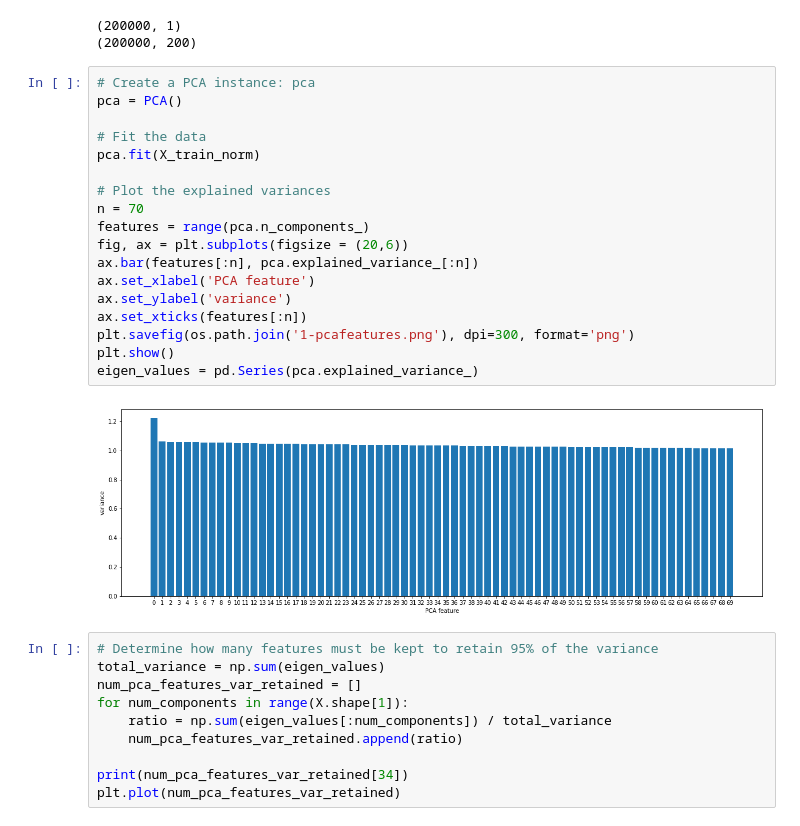
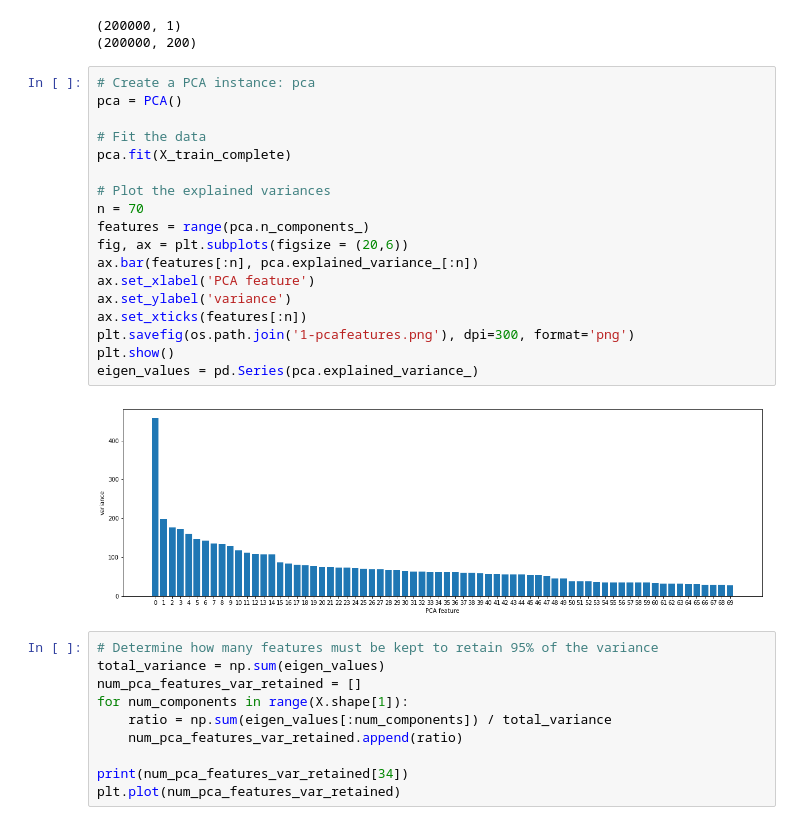
Before and after one commit to adkulas/ECE657A-Data-Modelling, a Jupyter notebook: project/code/G10-project.ipynb, the cells around one changed output. Cells and saved outputs as stored; diff of their text form.

```diff
--- a/project/code/G10-project.ipynb
+++ b/project/code/G10-project.ipynb
@@ -199,23 +199,23 @@ print(X_train_complete.shape)
 # %%
 # Create a PCA instance: pca
 pca = PCA()
 
 # Fit the data
-pca.fit(X_train_norm)
+pca.fit(X_train_complete)
 
 # Plot the explained variances
 n = 70
 features = range(pca.n_components_)
 fig, ax = plt.subplots(figsize = (20,6))
 ax.bar(features[:n], pca.explained_variance_[:n])
 ax.set_xlabel('PCA feature')
 ax.set_ylabel('variance')
 ax.set_xticks(features[:n])
 plt.savefig(os.path.join('1-pcafeatures.png'), dpi=300, format='png')
 plt.show()
 eigen_values = pd.Series(pca.explained_variance_)
 # %% [output]
-[figure, old version]
+[figure, new version]
 # %%
 # Determine how many features must be kept to retain 95% of the variance
 total_variance = np.sum(eigen_values)
```
Also changed, not shown: parts of 13 cells of this notebook, 5 other files.
